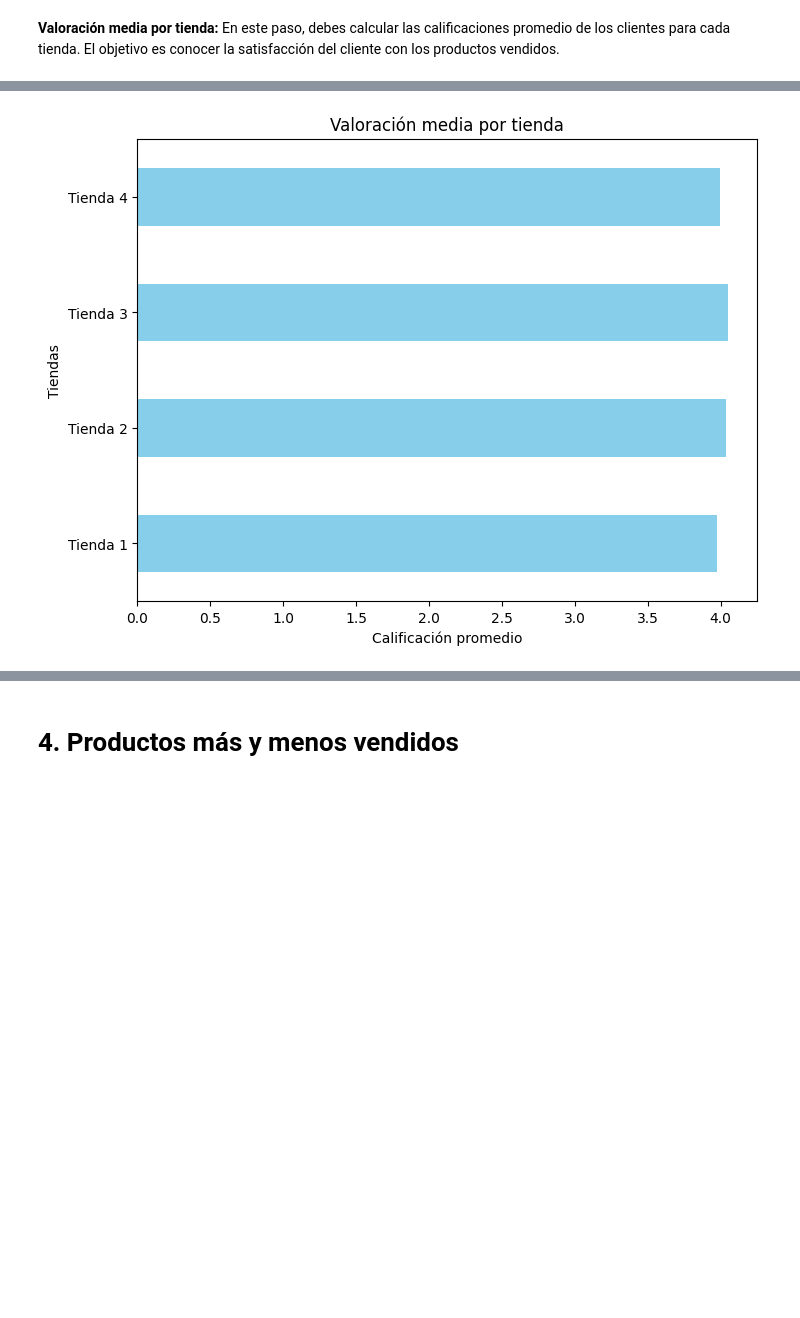
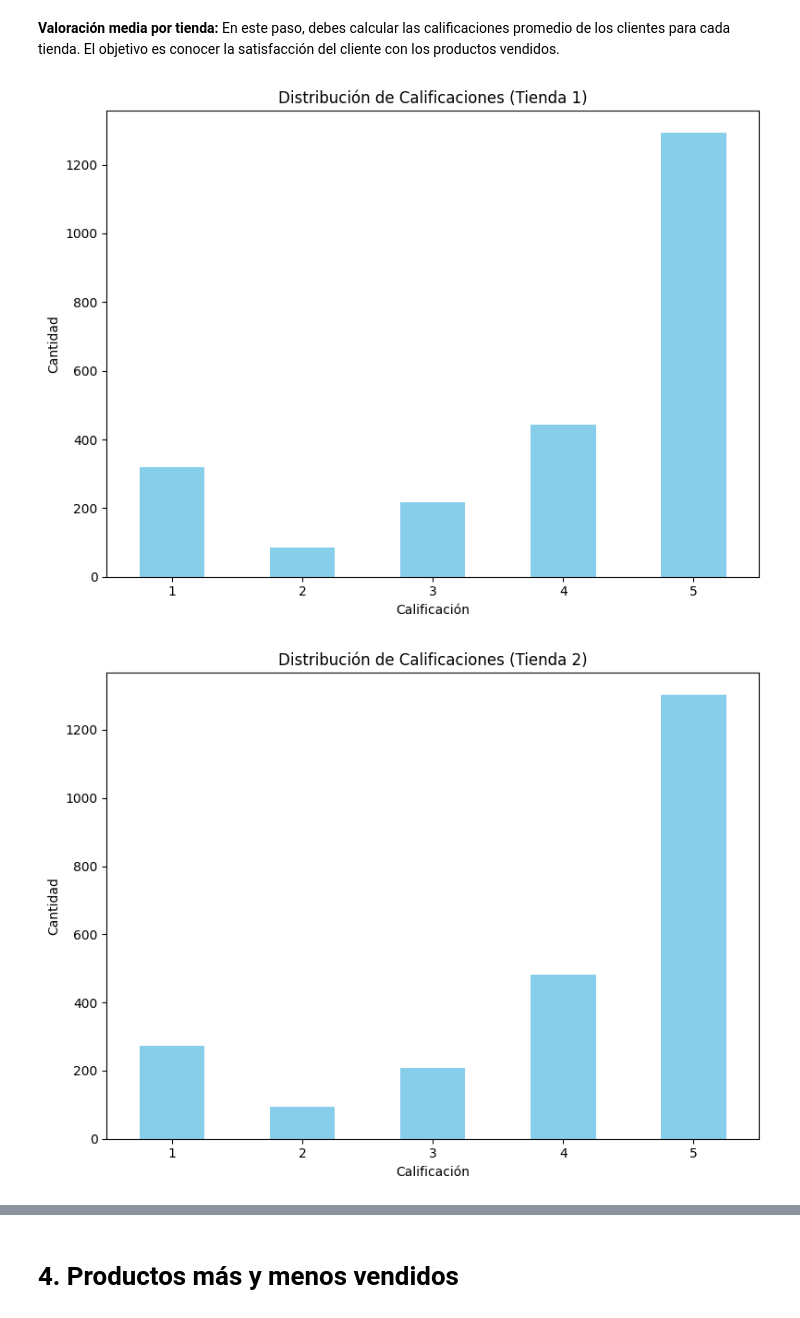
Before and after one commit to mauloredo/challenge-alura-store-mlp, a Jupyter notebook: AluraStoreLatam.ipynb, the cells around one changed output, grey strips where cells are left out. Drawn from its saved outputs; the diff is of its cells as text; code cells hidden in the pictures; blank space fills up the shorter version.

```diff
--- a/AluraStoreLatam.ipynb
+++ b/AluraStoreLatam.ipynb
@@ -216,30 +241,59 @@ dtype: int64
 # %% [markdown]
 **Valoración media por tienda:** En este paso, debes calcular las calificaciones promedio de los clientes para cada tienda. El objetivo es conocer la satisfacción del cliente con los productos vendidos.
 # %%
+import matplotlib.pyplot as plt
+
+# Crear un diccionario para almacenar las tiendas y sus datos
+tiendas = {
+    'Tienda 1': tienda,
+    'Tienda 2': tienda2,
+    'Tienda 3': tienda3,
+    'Tienda 4': tienda4
+}
+
+# Iterar por cada tienda para calcular y graficar la distribución de calificaciones
+for nombre_tienda, datos in tiendas.items():
+    # Contar las calificaciones (frecuencia de 1, 2, 3, 4)
+    distribucion_calificaciones = datos['Calificación'].value_counts().sort_index()
+
+    # Crear el gráfico de barras
+    distribucion_calificaciones.plot(kind='bar', color='skyblue', figsize=(8, 6))
+    plt.title(f'Distribución de Calificaciones ({nombre_tienda})')
+    plt.xlabel('Calificación')
+    plt.ylabel('Cantidad')
+    plt.xticks(rotation=0)
+
+    # Mostrar la gráfica
+    plt.tight_layout()
+    plt.show()
+
+
 # Calcular la valoración media por tienda
 valoracion_media_tienda1 = tienda['Calificación'].mean()
 valoracion_media_tienda2 = tienda2['Calificación'].mean()
 valoracion_media_tienda3 = tienda3['Calificación'].mean()
 valoracion_media_tienda4 = tienda4['Calificación'].mean()
 
 # Mostrar los resultados
 print(f"Valoración media de Tienda 1: {valoracion_media_tienda1:.2f}")
 print(f"Valoración media de Tienda 2: {valoracion_media_tienda2:.2f}")
 print(f"Valoración media de Tienda 3: {valoracion_media_tienda3:.2f}")
 print(f"Valoración media de Tienda 4: {valoracion_media_tienda4:.2f}")
 
 import matplotlib.pyplot as plt
 
 # Crear un DataFrame para las valoraciones
 valoraciones = pd.Series(
     [valoracion_media_tienda1, valoracion_media_tienda2, valoracion_media_tienda3, valoracion_media_tienda4],
     index=['Tienda 1', 'Tienda 2', 'Tienda 3', 'Tienda 4']
 )
 
 # Gráfico de barras horizontales
 valoraciones.plot(kind='barh', color='skyblue', figsize=(8, 6))
 plt.title('Valoración media por tienda')
 plt.xlabel('Calificación promedio')
 plt.ylabel('Tiendas')
 plt.show()
 # %% [output]
+[figure, new version]
+[figure, added]
@@ -247,4 +303,3 @@ Valoración media de Tienda 1: 3.98
 Valoración media de Tienda 2: 4.04
 Valoración media de Tienda 3: 4.05
 Valoración media de Tienda 4: 4.00
-[figure, old version]
```
Also changed, not shown: parts of 2 cells of this notebook.
